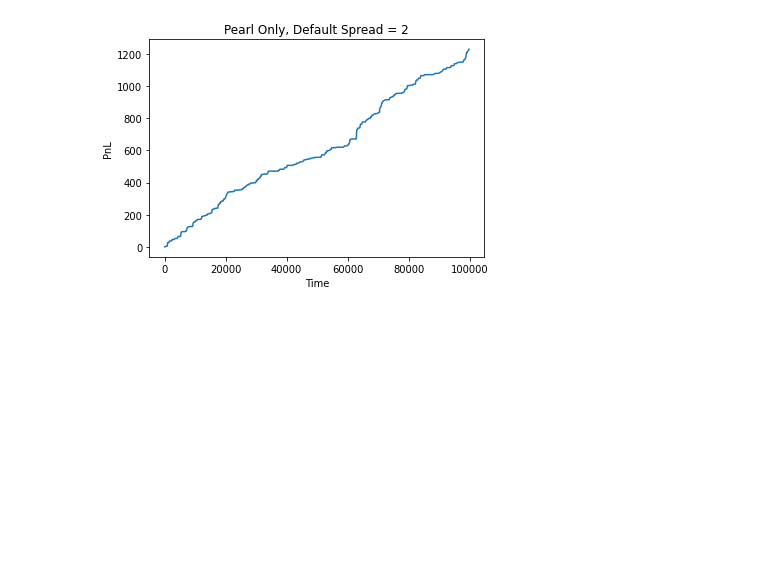
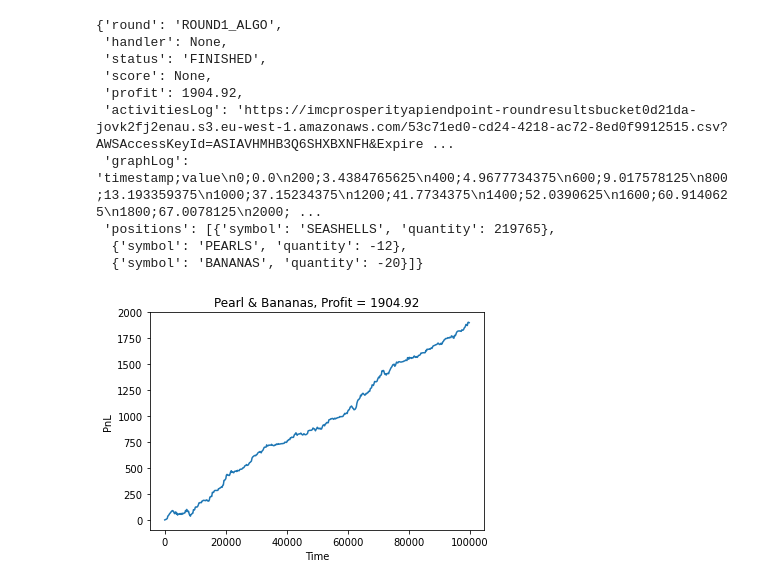
Before and after one commit to jcgs2503/IMC_Prosperity_IDK, a Jupyter notebook: requestPNL.ipynb, the cells around one changed output. Drawn from its saved outputs; the diff is of its cells as text; code cells hidden in the pictures; blank space fills up the shorter version.

Commit message:
updated strategy and data analysis

```diff
--- a/requestPNL.ipynb
+++ b/requestPNL.ipynb
@@ -10,18 +15,29 @@ r = requests.get(url, headers=headers)
 # %%
 import matplotlib.pyplot as plt
 %matplotlib inline
-spread = 2
+# spread = 2
 plt.rcParams['savefig.facecolor'] = 'white'
 data = r.json()
 pnl = data['algo']['profitAndLoss']
 x = [int(i['timestamp'])for i in pnl]
 y = [float(i['value']) for i in pnl]
 # plt.figure(figsize=(18, 9))
 plt.plot(x,y)
-plt.title(f"Pearl Only, Default Spread = {spread}")
+plt.title(f"Pearl & Bananas, Profit = {data['algo']['summary']['profit']}")
 plt.xlabel('Time')
 plt.ylabel('PnL')
 # plt.show()
-plt.savefig(f"plots/round1/basic_model_pearl_only_spread_{spread}.png", dpi=300, bbox_inches='tight')
+plt.savefig(f"plots/round1/basic_model_pearls&bananas_ba_qnt_independent.png", dpi=300, bbox_inches='tight')
+data['algo']['summary']
 # %% [output]
+{'round': 'ROUND1_ALGO',
+ 'handler': None,
+ 'status': 'FINISHED',
+ 'score': None,
+ 'profit': 1904.92,
+ 'activitiesLog': 'https://imcprosperityapiendpoint-roundresultsbucket0d21da-jovk2fj2enau.s3.eu-west-1.amazonaws.com/53c71ed0-cd24-4218-ac72-8ed0f9912515.csv?AWSAccessKeyId=ASIAVHMHB3Q6SHXBXNFH&Expire ...
+ 'graphLog': 'timestamp;value\n0;0.0\n200;3.4384765625\n400;4.9677734375\n600;9.017578125\n800;13.193359375\n1000;37.15234375\n1200;41.7734375\n1400;52.0390625\n1600;60.9140625\n1800;67.0078125\n2000; ...
+ 'positions': [{'symbol': 'SEASHELLS', 'quantity': 219765},
+  {'symbol': 'PEARLS', 'quantity': -12},
+  {'symbol': 'BANANAS', 'quantity': -20}]}
-[figure, old version]
+[figure, new version]
```
Also changed, not shown: parts of 4 cells of this notebook, 23 other files.
